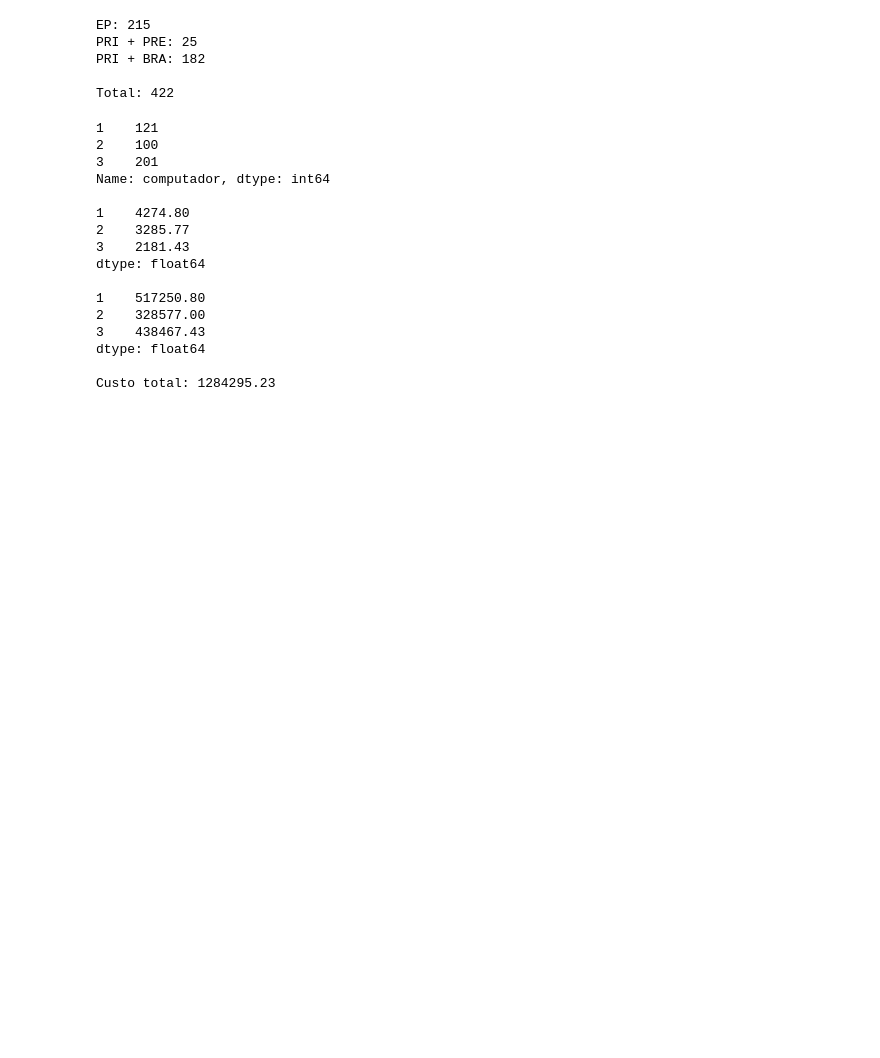
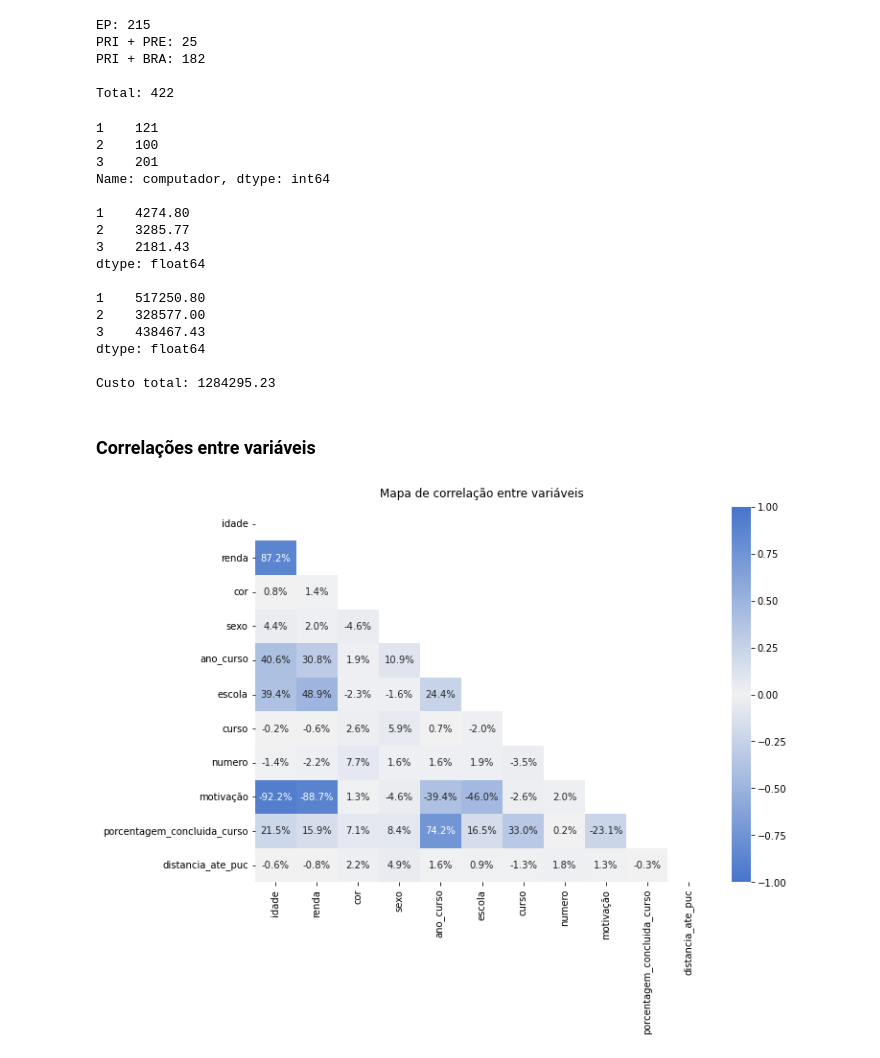
Before and after one commit to jv-porto/computer-aquisition-automation, a Jupyter notebook: projeto.ipynb, the cells around one changed output. Saved outputs shown, nothing was run; the diff lists cells and outputs as text; code cells hidden in the pictures; blank space fills up the shorter version.

Commit message:
Modificações no Mapa de Correlação

```diff
--- a/projeto.ipynb
+++ b/projeto.ipynb
@@ -1842,3 +1818,52 @@ dtype: float64
 dtype: float64
 
 Custo total: 1284295.23
+# %% [markdown]
+### **Correlações entre variáveis**
+# %%
+legenda_inicial = {
+    'cor': {
+        'branca': 1,
+        'preta': 2,
+    },
+    'sexo': {
+        'masculino': 1,
+        'feminino': 2,
+    },
+    'curso': {
+        'ciência de dados': 1,
+        'direito': 2,
+        'medicina': 3,
+        'história': 4,
+        'administração': 5,
+        'engenharia biomédica': 6,
+        'design': 7,
+        'ciência da computação': 8,
+        'filosofia': 9,
+    },
+    'escola': {
+        'pública': 1,
+        'privada': 2,
+    }
+}
+data_as_num = data.replace(legenda_inicial)
+data_as_num['porcentagem_concluida_curso'] = pd.to_numeric(data_as_num['porcentagem_concluida_curso'])
+# %%
+fig, axs = plt.subplots(figsize=(10, 8), constrained_layout=True)
+
+
+def plot(axs, data, title):
+    corr = data.corr(method='spearman')
+    cmap = sns.diverging_palette(255, 255, sep=1, as_cmap=True)
+    mask = np.triu(np.ones_like(corr, dtype=bool))
+
+    graph = sns.heatmap(corr, annot=True, vmin=-1, vmax=1, fmt='.1%', cmap=cmap, mask=mask, ax=axs)
+    graph.set_title(title, pad=10)
+
+
+plot(axs, data_as_num, 'Mapa de correlação entre variáveis')
+plt.show()
+
+fig.savefig('imagens/Mapa de correlação entre variáveis.svg')
+# %% [output]
+[figure, added]
```
Also changed, not shown: parts of 3 cells of this notebook, 45 other files.
